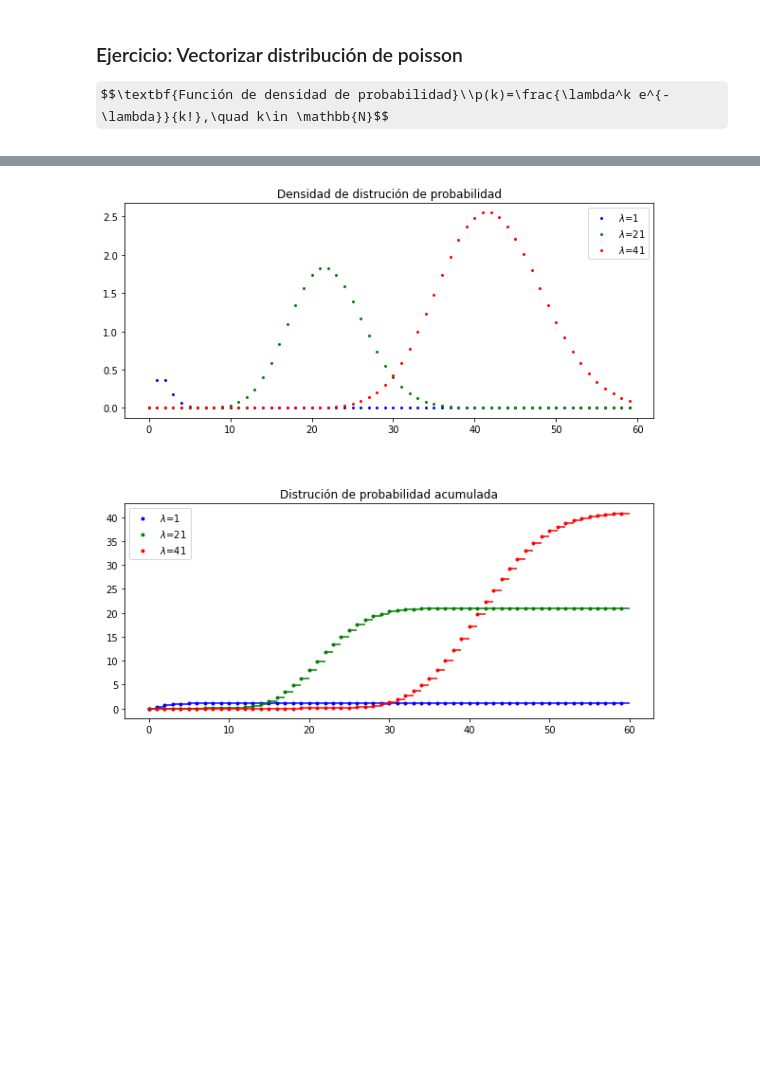
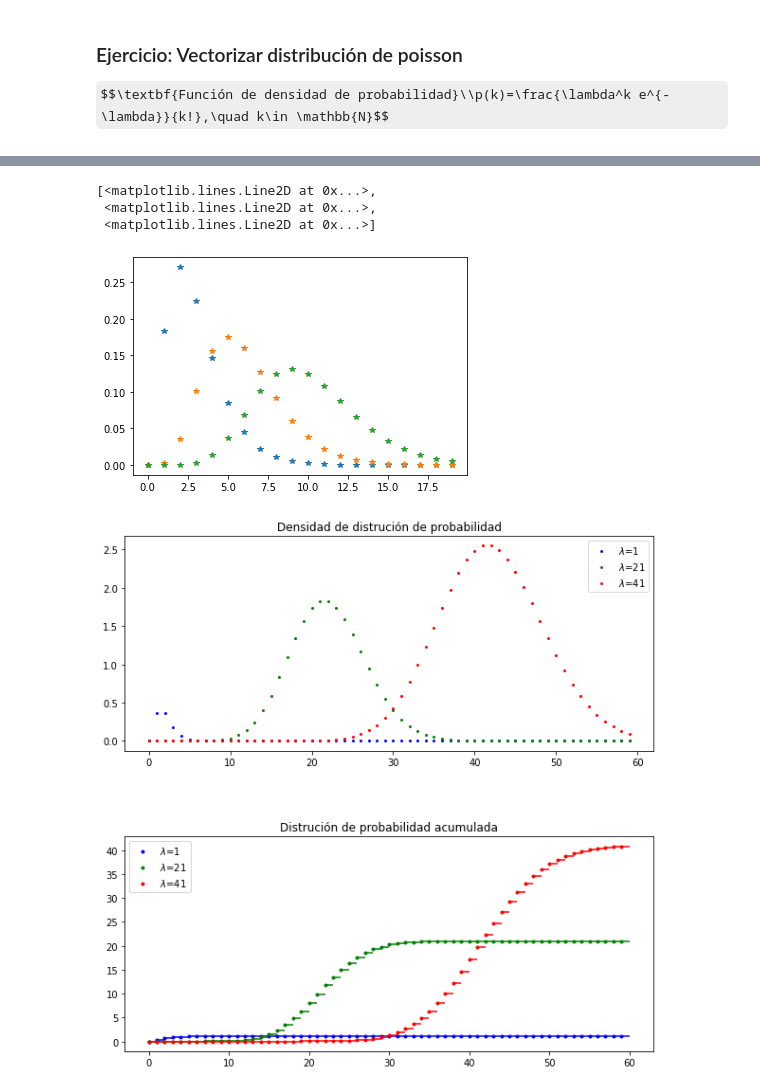
Before and after one commit to ivanLafarga/SPF-2021-II, a Jupyter notebook: TEMA-1/Clase5_ContOptimizacionProgramacion.ipynb, the cells around one changed output, grey strips where cells are left out. Cells and saved outputs as stored; diff of their text form; code cells hidden in the pictures; some formulas as TeX source; blank space fills up the shorter version.

```diff
--- a/TEMA-1/Clase5_ContOptimizacionProgramacion.ipynb
+++ b/TEMA-1/Clase5_ContOptimizacionProgramacion.ipynb
@@ -157,3 +195,10 @@ p = lambda k,l: (l**k * np.exp(-l)) / sps.factorial(k)
+# %%
+plt.plot(np.array([p(l, k) for l in [2,5,9]]).T, '*')
+# %% [output]
+[<matplotlib.lines.Line2D at 0x...>,
+ <matplotlib.lines.Line2D at 0x...>,
+ <matplotlib.lines.Line2D at 0x...>]
+[figure, added]
 # %%
 ## Forma de resolver el problema de manera típica (para olvidar)
 cycol = cycle('bgrcmk')
```
Also changed, not shown: parts of 6 cells of this notebook, 2 other files.
